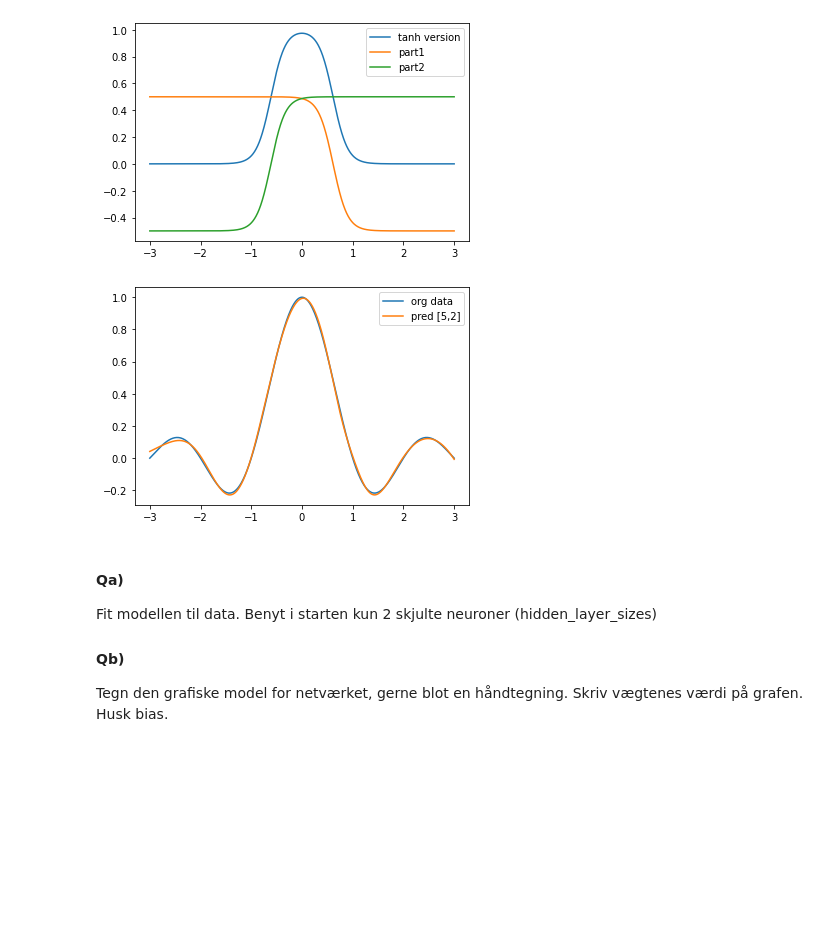
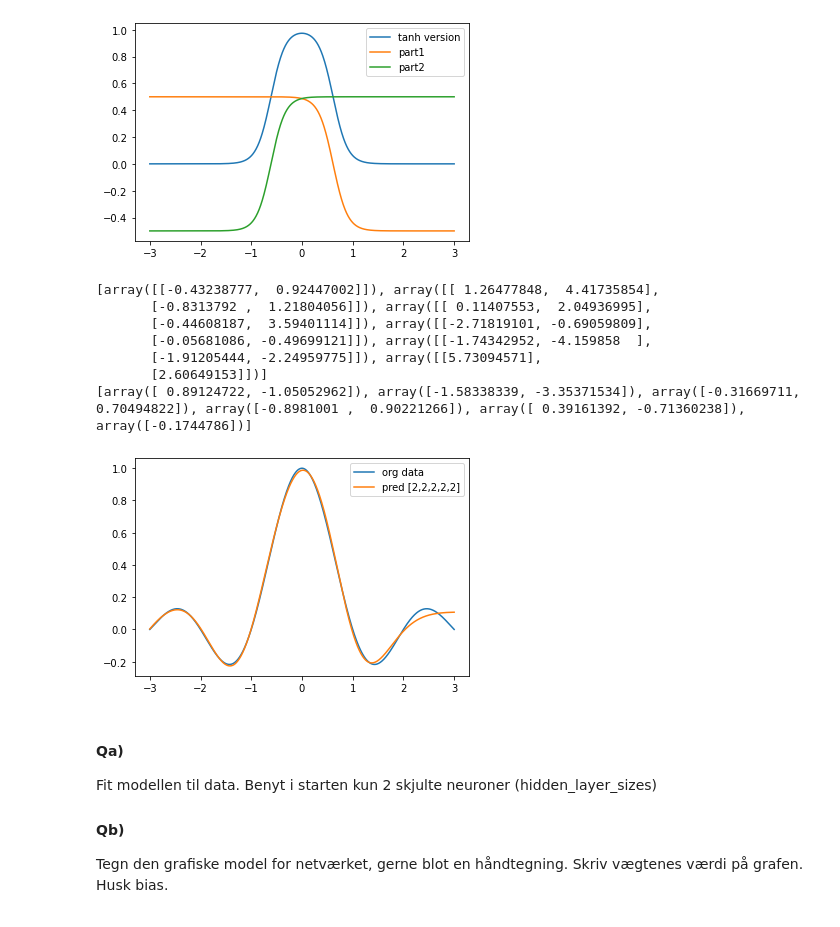
Before and after one commit to GustavNK/SW6, a Jupyter notebook: SWMAL/Lektion6/ANN.ipynb, the cells around one changed output. Cells and saved outputs as stored; diff of their text form; code cells hidden in the pictures; blank space fills up the shorter version.

```diff
--- a/SWMAL/Lektion6/ANN.ipynb
+++ b/SWMAL/Lektion6/ANN.ipynb
@@ -125,18 +123,27 @@ plt.savefig("./tanh2.png", dpi=300, format="png")
 [figure]
 # %%
 mlp = MLPRegressor(activation = 'tanh',    # aktiveringsfunktion
-                   hidden_layer_sizes = [5, 2], # antal skjulte neuroner
+                   hidden_layer_sizes = (2, 2, 2, 2, 2), # antal skjulte neuroner
                    alpha = 1e-5,           # regulariseringsparameter, her meget lille
                    solver = 'lbfgs',       # quasi-Newton solver
                    max_iter=1000,
                    verbose = True)
 mlp.fit(X, y)
+print(mlp.coefs_)      # w-parametre
+print(mlp.intercepts_) # = bias led
 plt.plot(X, y, label="org data")
-plt.plot(X, mlp.predict(X), label="pred [5,2]")
+plt.plot(X, mlp.predict(X), label="pred [2,2,2,2,2]")
 plt.legend()
 plt.savefig("./extra.png", dpi=300, format="png")
 # %% [output]
+[array([[-0.43238777,  0.92447002]]), array([[ 1.26477848,  4.41735854],
+       [-0.8313792 ,  1.21804056]]), array([[ 0.11407553,  2.04936995],
+       [-0.44608187,  3.59401114]]), array([[-2.71819101, -0.69059809],
+       [-0.05681086, -0.49699121]]), array([[-1.74342952, -4.159858  ],
+       [-1.91205444, -2.24959775]]), array([[5.73094571],
+       [2.60649153]])]
+[array([ 0.89124722, -1.05052962]), array([-1.58338339, -3.35371534]), array([-0.31669711,  0.70494822]), array([-0.8981001 ,  0.90221266]), array([ 0.39161392, -0.71360238]), array([-0.1744786])]
-[figure, old version]
+[figure, new version]
 # %% [markdown]
 #### Qa)
 
```
Also changed, not shown: parts of 2 cells of this notebook, 4 other files.
